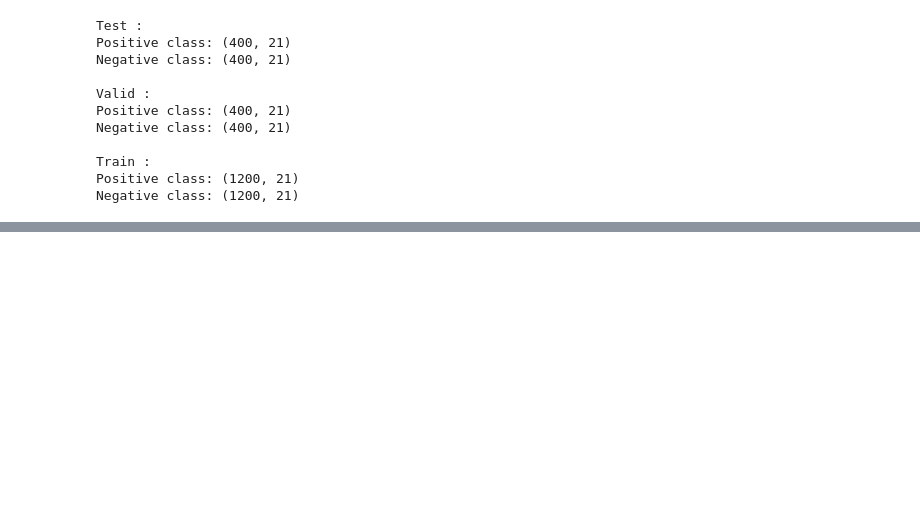
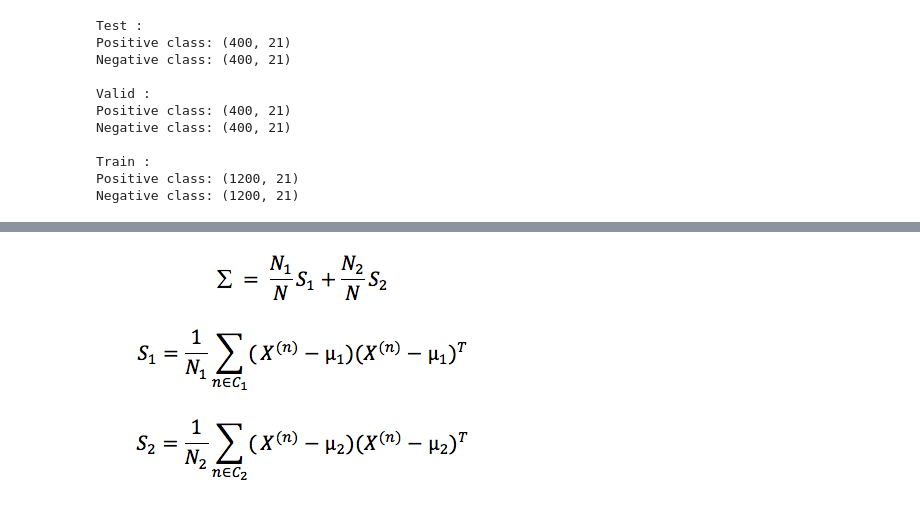
Before and after one commit to atg-abhijay/Comp_551_Assignment_2, a Jupyter notebook: Q1.ipynb, the cells around one changed output, grey strips where cells are left out. Drawn from its saved outputs; the diff is of its cells as text; code cells hidden in the pictures; blank space fills up the shorter version.

```diff
--- a/Q1.ipynb
+++ b/Q1.ipynb
@@ -107,0 +197,7 @@ test_df.to_csv("DS1_test.csv")
+# %%
+"""
+Estimating sigma
+"""
+Image(filename='./pics/gda_sigma.png')
+# %% [output]
+[figure, added]
```
Also changed, not shown: parts of 14 cells of this notebook, 8 other files.
